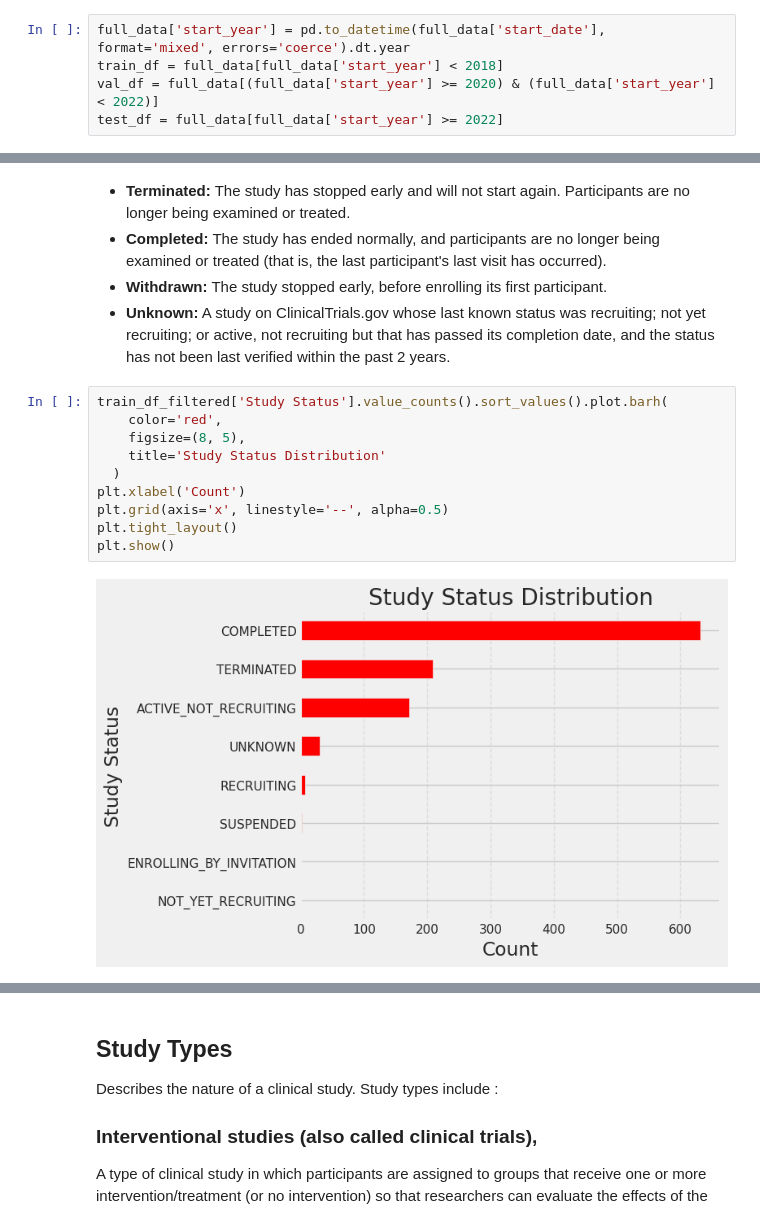
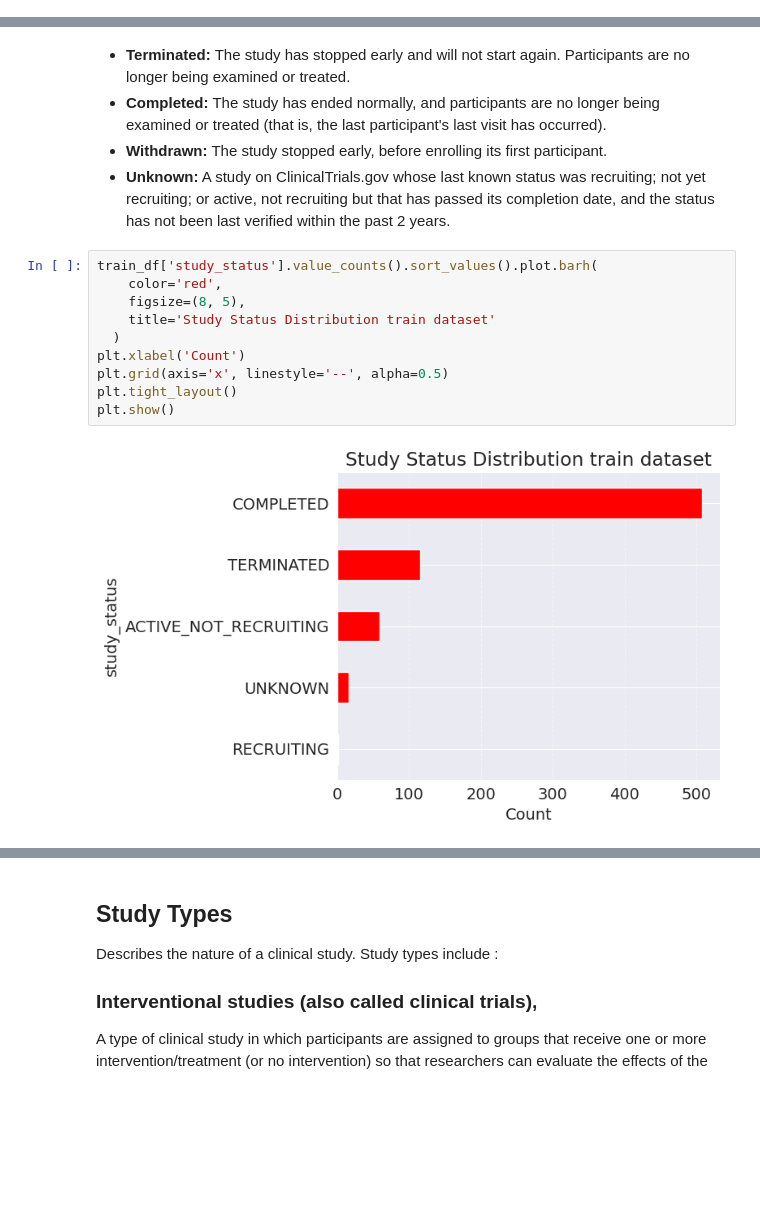
Before and after one commit to SudhanshuTomar/clinical-trials-predictor, a Jupyter notebook: notebooks/Clinical_trial_predictor_final.ipynb, the cells around one changed output, grey strips where cells are left out. Drawn from its saved outputs; the diff is of its cells as text; blank space fills up the shorter version.

```diff
--- a/notebooks/Clinical_trial_predictor_final.ipynb
+++ b/notebooks/Clinical_trial_predictor_final.ipynb
@@ -325,5 +351,0 @@ full_data = train_df.copy()
-# %%
-full_data['start_year'] = pd.to_datetime(full_data['start_date'], format='mixed', errors='coerce').dt.year
-train_df = full_data[full_data['start_year'] < 2018]
-val_df = full_data[(full_data['start_year'] >= 2020) & (full_data['start_year'] < 2022)]
-test_df = full_data[full_data['start_year'] >= 2022]
@@ -890,15 +844,15 @@ Study status can be either of the following:
 -   **Withdrawn:**  The study stopped early, before enrolling its first participant.
 -   **Unknown:**  A study on ClinicalTrials.gov whose last known status was recruiting; not yet recruiting; or active, not recruiting but that has passed its completion date, and the status has not been  last verified  within the past 2 years.
 # %%
-train_df_filtered['Study Status'].value_counts().sort_values().plot.barh(
+train_df['study_status'].value_counts().sort_values().plot.barh(
     color='red',
     figsize=(8, 5),
-    title='Study Status Distribution'
+    title='Study Status Distribution train dataset'
   )
 plt.xlabel('Count')
 plt.grid(axis='x', linestyle='--', alpha=0.5)
 plt.tight_layout()
 plt.show()
 # %% [output]
-[figure, old version]
+[figure, new version]
 # %%
```
Also changed, not shown: parts of 240 cells of this notebook, 9 other files.
